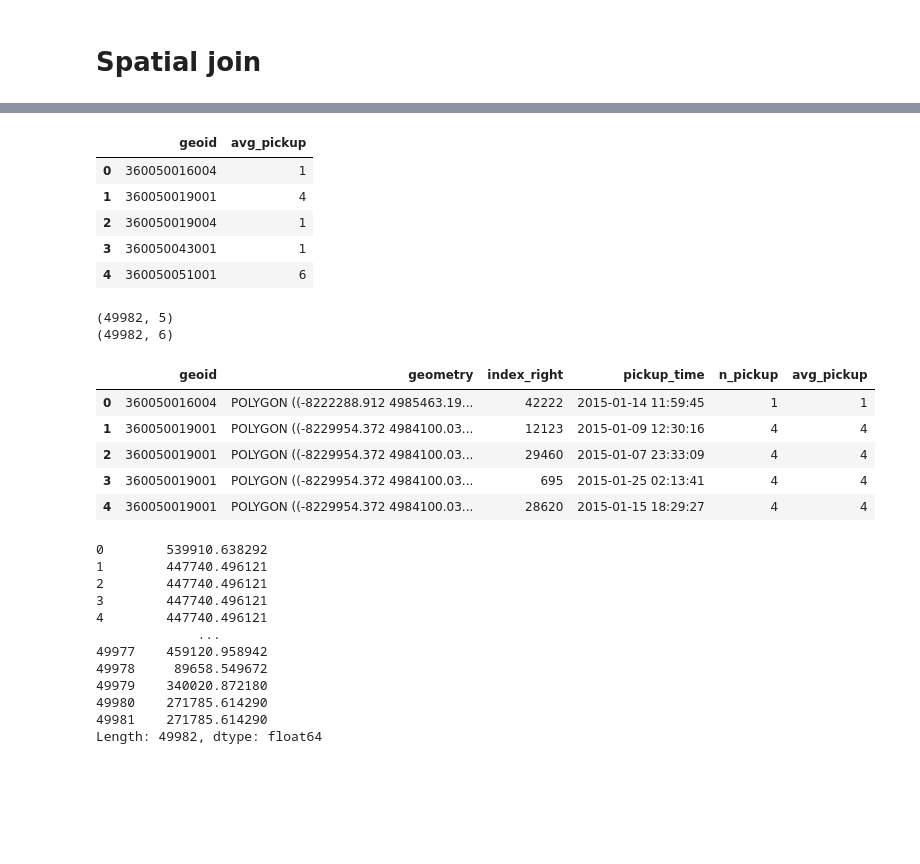
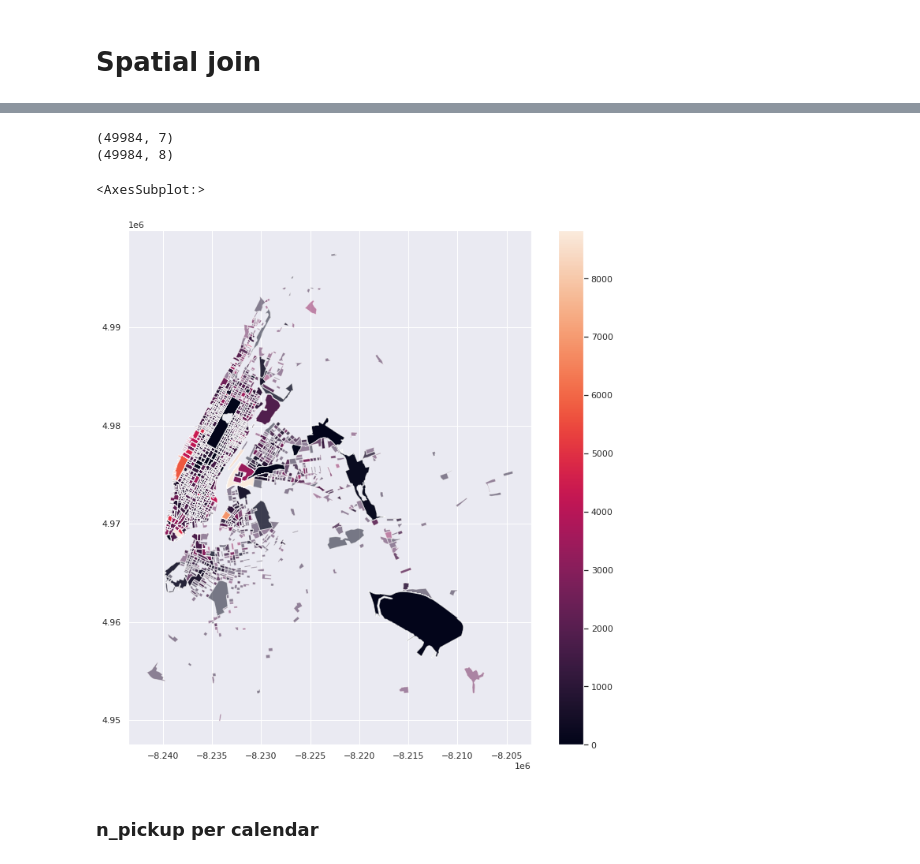
Before and after one commit to soyhyoj/CARTO-JuniorDSTest, a Jupyter notebook: notebooks/2.EDA.ipynb, the cells around one changed output, grey strips where cells are left out. Drawn from its saved outputs; the diff is of its cells as text; code cells hidden in the pictures; blank space fills up the shorter version.

```diff
--- a/notebooks/2.EDA.ipynb
+++ b/notebooks/2.EDA.ipynb
@@ -246,0 +307,12 @@ plt.show()
+# %%
+# Get demographic & socioeconomic dataset
+
+# Pivot the original table for convinience
+demographic = demographic.pivot_table(values='value',
+                                      index='geoid',
+                                      columns='acs_demog_var')
+# Reset index
+demographic.reset_index(inplace=True)
+
+print(demographic.shape)
+demographic.head()
@@ -246,0 +328,19 @@ plt.show()
+# %%
+# Get total population of each block
+total_pop = demographic[['geoid', 'total_pop']]
+
+# Join area to the pickup_blocks
+print(pickup_blocks.shape)
+pickup_blocks = pickup_blocks.merge(total_pop, how='inner', on='geoid', copy=False)
+print(pickup_blocks.shape)
+# %% [output]
+(49984, 7)
+(49984, 8)
+# %%
+# Plot
+pickup_blocks.plot(column='total_pop', figsize=(12,12), alpha=.5, legend=True)
+# %% [output]
+<AxesSubplot:>
+[figure, added]
+# %% [markdown]
+### n_pickup per calendar
@@ -247,43 +353,7 @@ plt.show()
 # %%
 avg_pickups = pickup_blocks.pivot_table(values='n_pickup',
-                                        index='geoid',
+                                        index=['geoid','weekday'],
                                         aggfunc='mean')
 avg_pickups.columns = ['avg_pickup']
 avg_pickups.reset_index(inplace=True)
 avg_pickups.head()
-# %% [output]
-|  | geoid | avg_pickup |
-| 0 | 360050016004 | 1 |
-| 1 | 360050019001 | 4 |
-| 2 | 360050019004 | 1 |
-| 3 | 360050043001 | 1 |
-| 4 | 360050051001 | 6 |
-# %%
-print(pickup_blocks.shape)
-pickup_blocks = pickup_blocks.merge(avg_pickups, how='left', on='geoid')
-print(pickup_blocks.shape)
-pickup_blocks.head()
-# %% [output]
-(49982, 5)
-(49982, 6)
-|  | geoid | geometry | index_right | pickup_time | n_pickup | avg_pickup |
-| 0 | 360050016004 | POLYGON ((-8222288.912 4985463.19... | 42222 | 2015-01-14 11:59:45 | 1 | 1 |
-| 1 | 360050019001 | POLYGON ((-8229954.372 4984100.03... | 12123 | 2015-01-09 12:30:16 | 4 | 4 |
-| 2 | 360050019001 | POLYGON ((-8229954.372 4984100.03... | 29460 | 2015-01-07 23:33:09 | 4 | 4 |
-| 3 | 360050019001 | POLYGON ((-8229954.372 4984100.03... | 695 | 2015-01-25 02:13:41 | 4 | 4 |
-| 4 | 360050019001 | POLYGON ((-8229954.372 4984100.03... | 28620 | 2015-01-15 18:29:27 | 4 | 4 |
-# %%
-pickup_blocks.area
-# %% [output]
-0        539910.638292
-1        447740.496121
-2        447740.496121
-3        447740.496121
-4        447740.496121
-             ...
-49977    459120.958942
-49978     89658.549672
-49979    340020.872180
-49980    271785.614290
-49981    271785.614290
-Length: 49982, dtype: float64
```
Also changed, not shown: parts of 25 cells of this notebook.
